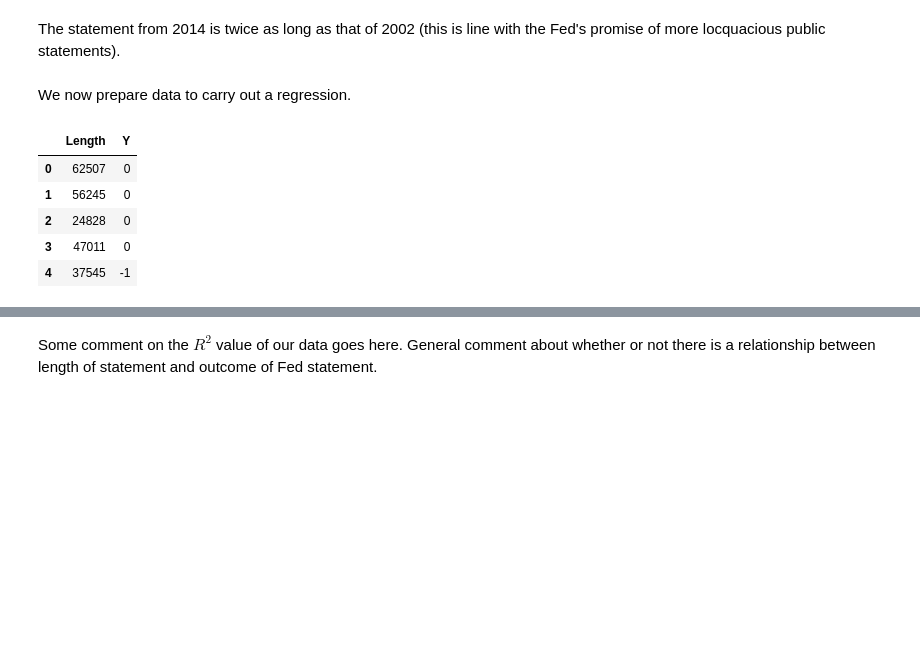
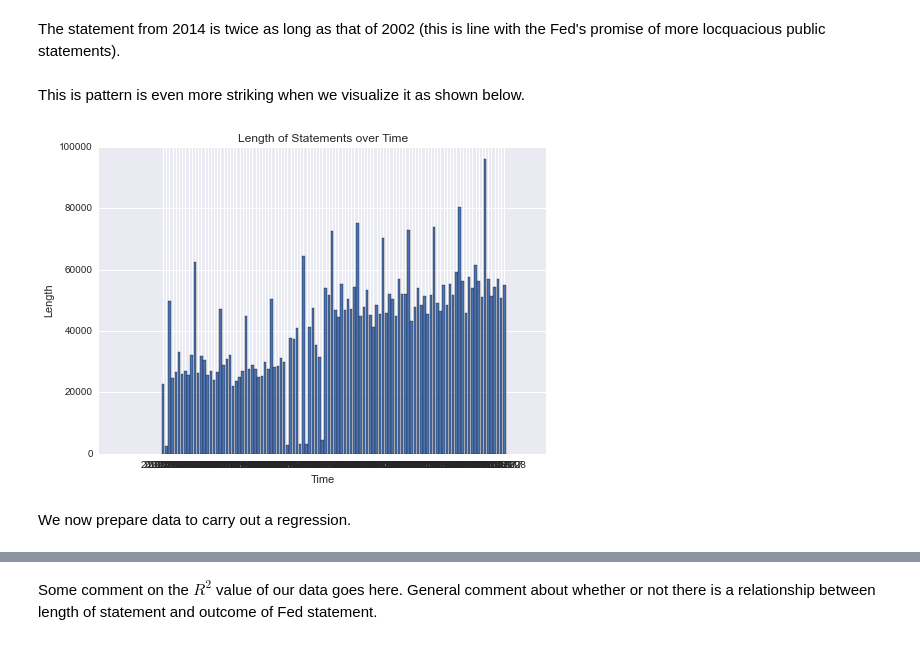
Before and after one commit to jamescurtin/cs109_fp, a Jupyter notebook: george/Sentiment Analysis-Copy1.ipynb, the cells around one changed output, grey strips where cells are left out. Drawn from its saved outputs; the diff is of its cells as text; code cells hidden in the pictures; blank space fills up the shorter version.

```diff
--- a/george/Sentiment Analysis-Copy1.ipynb
+++ b/george/Sentiment Analysis-Copy1.ipynb
@@ -712,23 +712,30 @@ print len(pq(fomc_mins['20140730']).text()), len(pq(fomc_mins['20021210']).text(
 53905 22899
 # %% [markdown]
 The statement from 2014 is twice as long as that of 2002 (this is line with the Fed's promise of more locquacious public statements).
+# %% [markdown]
+This is pattern is even more striking when we visualize it as shown below.
+# %%
+length_time = []
+for key in fomc_mins.keys():
+    new = (key, len(pq(fomc_mins[key]).text()))
+    length_time.append(new)
+
+sorted_length = sorted(length_time)
+
+length_time_df = pd.DataFrame(sorted_length, columns = ["Date", "Length"])
+length_time_df.head()
+
+# plt.bar(length_time_df["Date"], length_time_df["Length"])
+plt.bar(range(len(length_time_df)), length_time_df["Length"], align='center');
+plt.xticks(range(len(length_time_df)), length_time_df["Date"]);
+
+plt.xlabel("Time");
+plt.ylabel("Length");
+plt.title("Length of Statements over Time");
+# %% [output]
+[figure, added]
 # %% [markdown]
 We now prepare data to carry out a regression.
-# %%
-length = []
-for key in fomc_mins.keys():
-    new = (len(pq(fomc_mins[key]).text()),decisions[key][2])
-    length.append(new)
-
-length_data = pd.DataFrame(length, columns = ["Length", "Y"])
-length_data.head()
-# %% [output]
-|  | Length | Y |
-| 0 | 62507 | 0 |
-| 1 | 56245 | 0 |
-| 2 | 24828 | 0 |
-| 3 | 47011 | 0 |
-| 4 | 37545 | -1 |
 # %%
 import statsmodels.api as sm
 from statsmodels.formula.api import glm, ols
```
Also changed, not shown: parts of 5 cells of this notebook.
